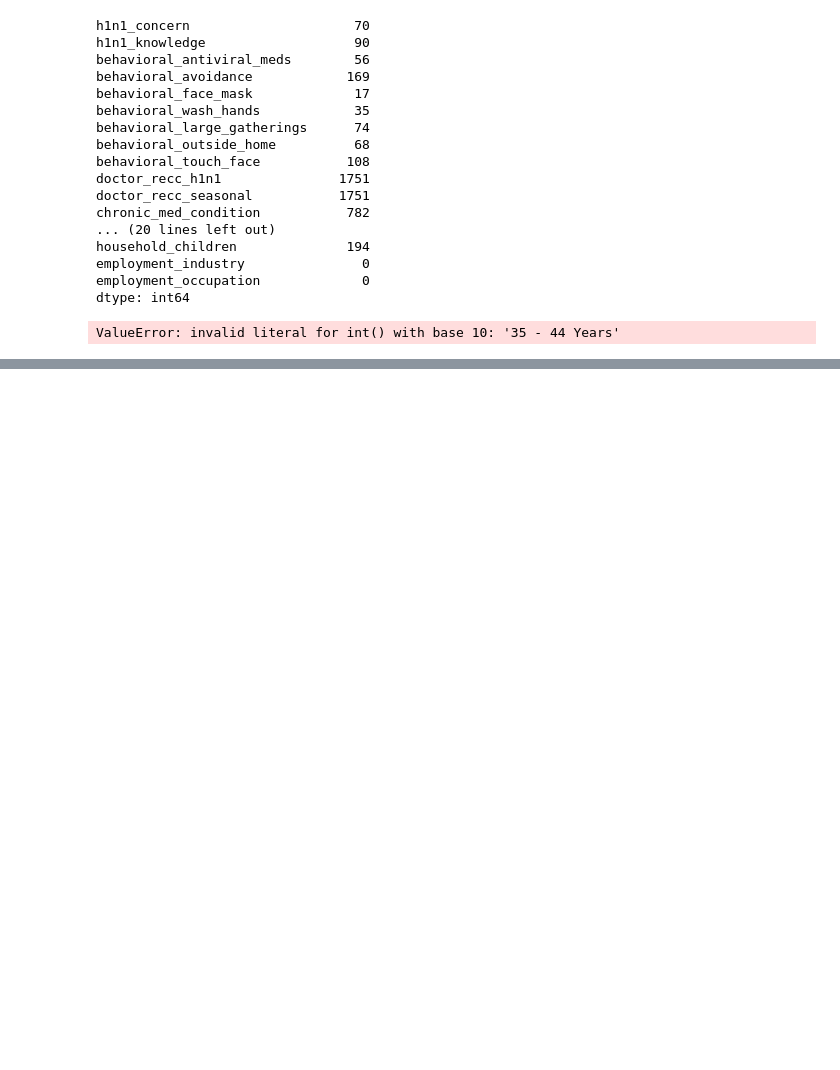
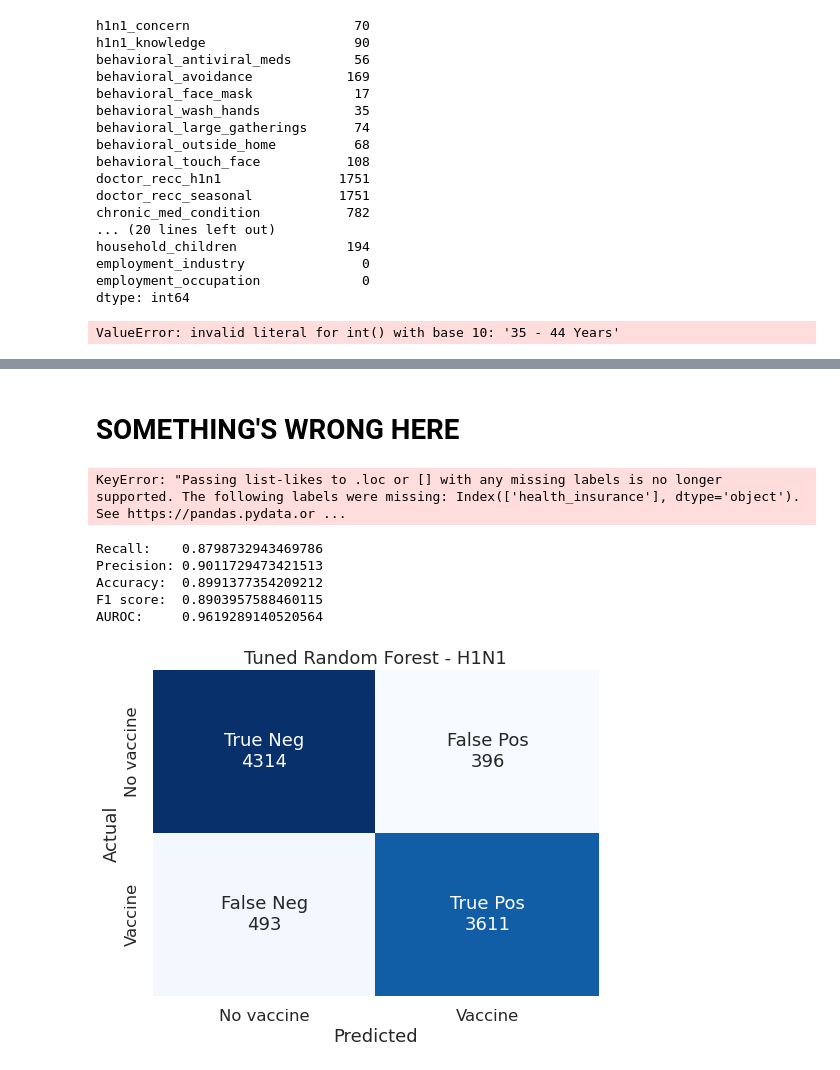
Before and after one commit to jeffbeech/Flu-Shot-Learning, a Jupyter notebook: matt scratch.ipynb, the cells around one changed output, grey strips where cells are left out. Cells and saved outputs as stored; diff of their text form; code cells hidden in the pictures; blank space fills up the shorter version.

```diff
--- a/matt scratch.ipynb
+++ b/matt scratch.ipynb
@@ -164,0 +202,14 @@ ValueError: invalid literal for int() with base 10: '35 - 44 Years'
+# %%
+y_train_h1n1 = y_train.iloc[:,0]
+y_train_ssnl = y_train.iloc[:,1]
+
+y_test_h1n1 = y_test.iloc[:,0]
+y_test_ssnl = y_test.iloc[:,1]
+# %%
+# Without this cell, a number of future cells will produce a SettingWithCopyWarning
+X_train = X_train.copy()
+X_test = X_test.copy()
+y_train_h1n1 = y_train_h1n1.copy()
+y_train_ssnl = y_train_ssnl.copy()
+y_test_h1n1 = y_test_h1n1.copy()
+y_test_ssnl = y_test_ssnl.copy()
@@ -164,0 +306,18 @@ ValueError: invalid literal for int() with base 10: '35 - 44 Years'
+# %% [markdown]
+# SOMETHING'S WRONG HERE
+# %%
+tuned_rf = models_dict['Tuned Random Forest - H1N1']['fitted_estimator']
+# %%
+y_hat_ssnl = tuned_rf.predict(X_test_clean)
+y_proba_ssnl = tuned_rf.predict_proba(X_test_clean)
+# %% [output]
+KeyError: "Passing list-likes to .loc or [] with any missing labels is no longer supported. The following labels were missing: Index(['health_insurance'], dtype='object'). See https://pandas.pydata.or ...
+# %%
+all_metrics(y_test_ssnl, y_hat_ssnl, y_score=y_proba_ssnl, model_name='Tuned Random Forest - H1N1', save_fig=True)
+# %% [output]
+Recall:    0.8798732943469786
+Precision: 0.9011729473421513
+Accuracy:  0.8991377354209212
+F1 score:  0.8903957588460115
+AUROC:     0.9619289140520564
+[figure, added]
```
Also changed, not shown: parts of 76 cells of this notebook, 2 other files.
